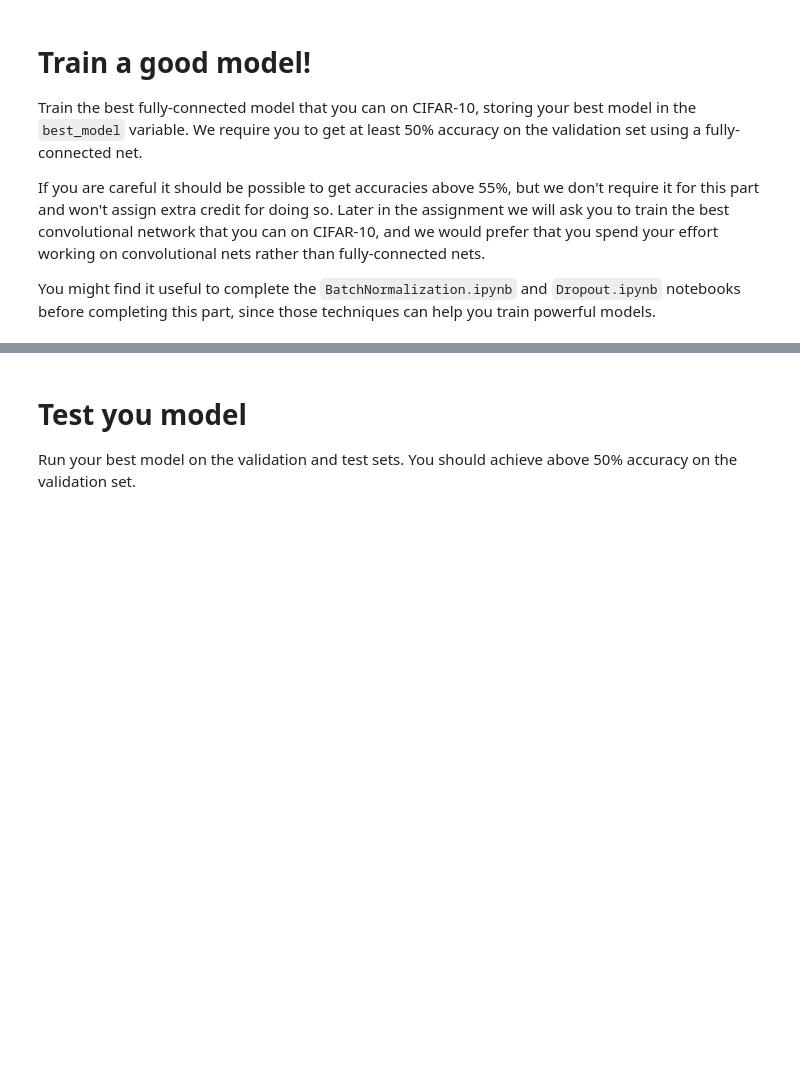
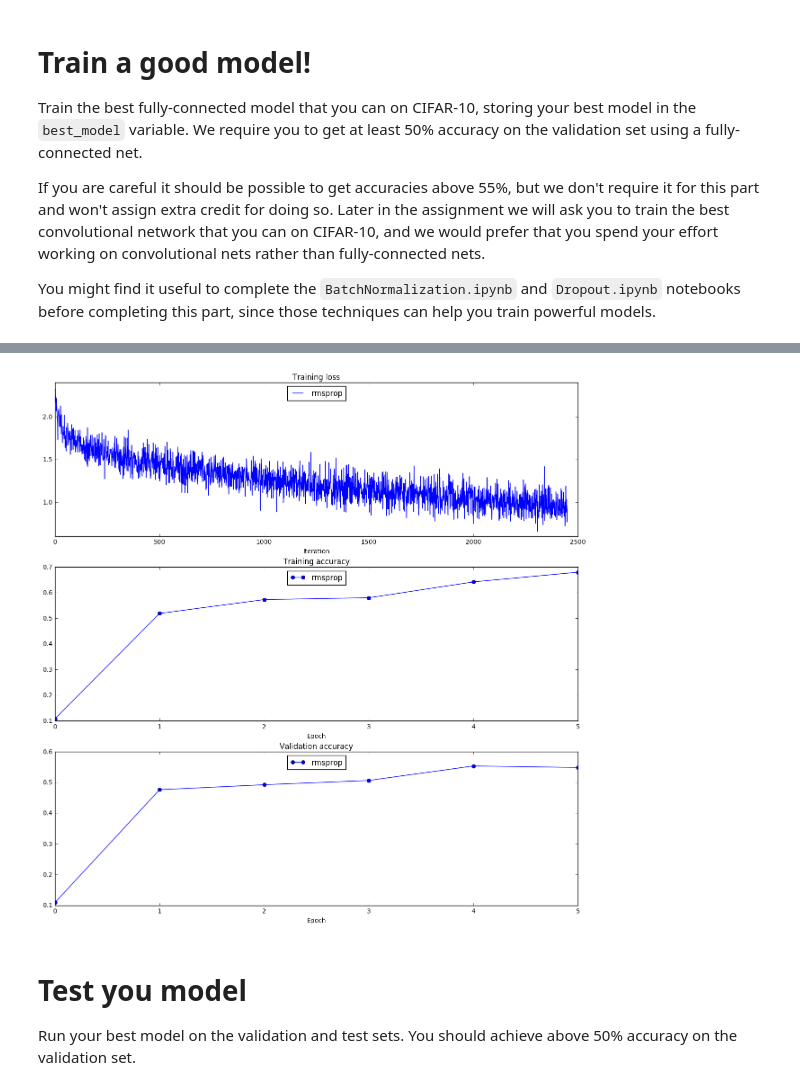
Before and after one commit to Observerspy/CS231n, a Jupyter notebook: assignment2/FullyConnectedNets.ipynb, the cells around one changed output, grey strips where cells are left out. Cells and saved outputs as stored; diff of their text form; code cells hidden in the pictures; blank space fills up the shorter version.

```diff
--- a/assignment2/FullyConnectedNets.ipynb
+++ b/assignment2/FullyConnectedNets.ipynb
@@ -790,6 +790,7 @@ best_model = None
 ################################################################################
 weight_scale = 2e-2
 learning_rate = 1e-4
+update_rule='rmsprop'
 model = FullyConnectedNet([600, 500, 400, 300, 200], weight_scale=weight_scale)
 
 solver = Solver(model, data,
@@ -844,3 +850,4 @@ best_model = model
+[figure, added]
 # %% [markdown]
 # Test you model
 Run your best model on the validation and test sets. You should achieve above 50% accuracy on the validation set.
```
Also changed, not shown: parts of 3 cells of this notebook, 1 other file.
